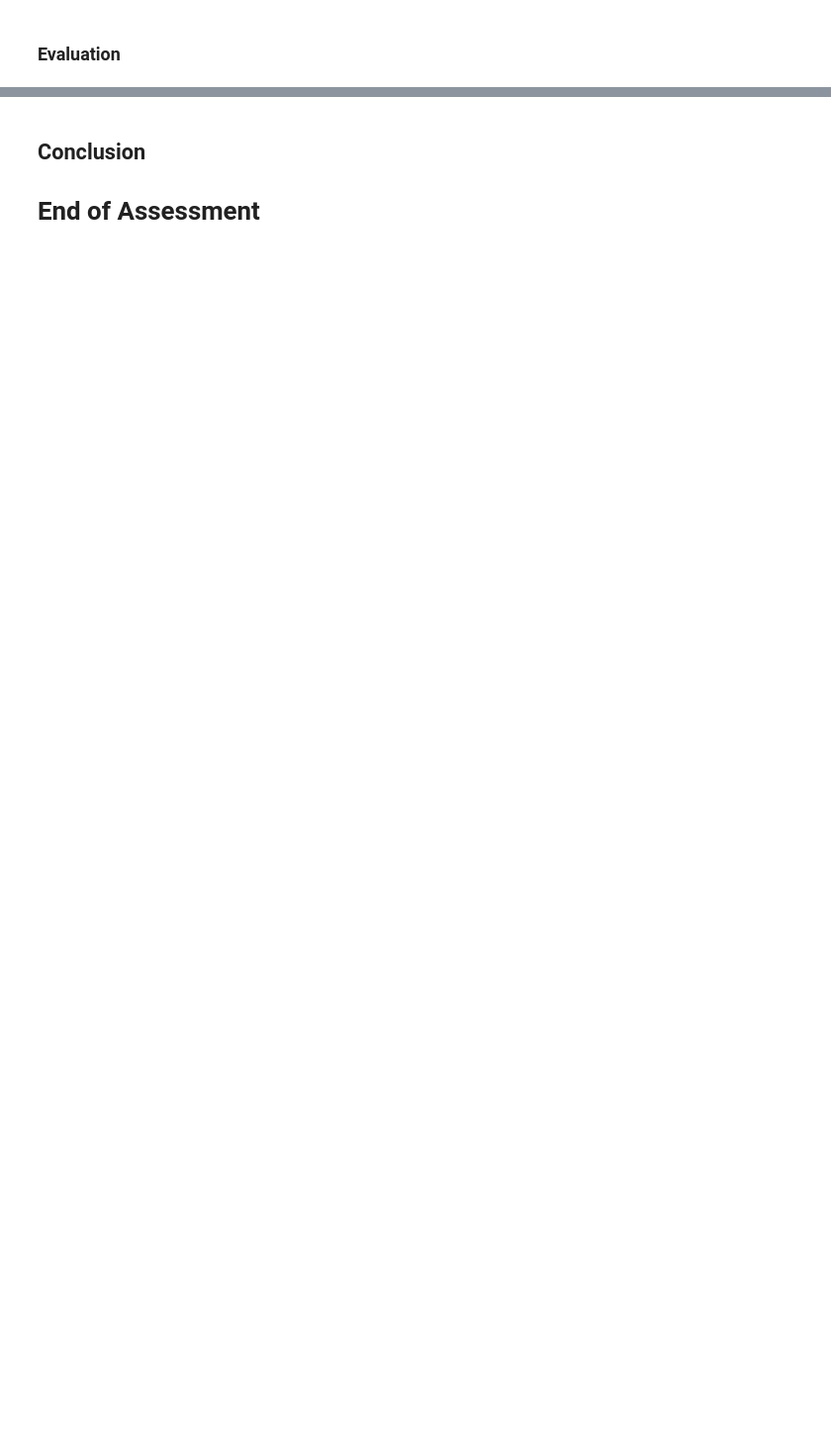
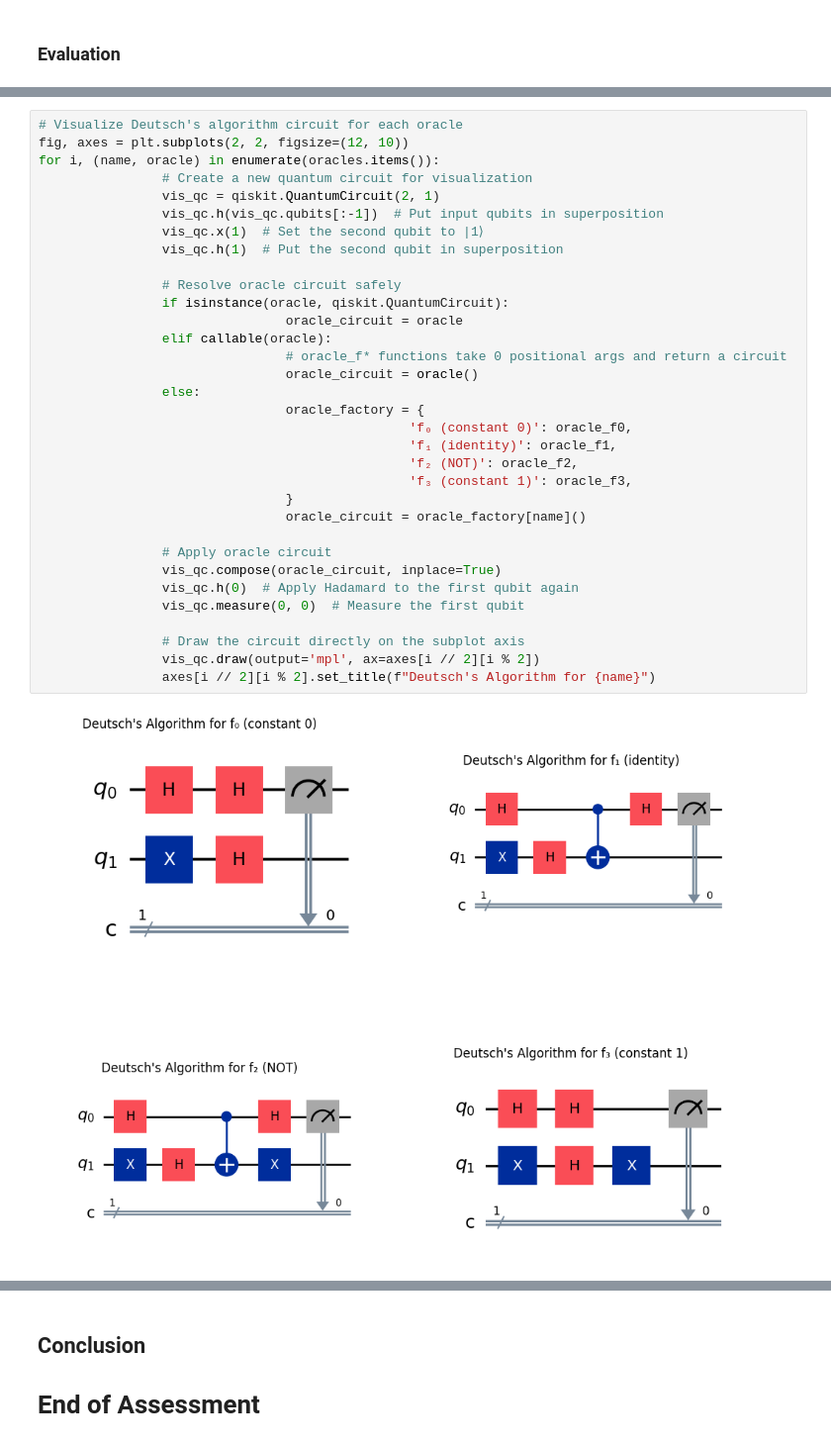
Before and after one commit to tomaspettit2506/ET-G00419414, a Jupyter notebook: problems.ipynb, the cells around one changed output, grey strips where cells are left out. Shown at 99% size. Saved outputs shown, nothing was run; the diff lists cells and outputs as text; blank space fills up the shorter version.

```diff
--- a/problems.ipynb
+++ b/problems.ipynb
@@ -355,2 +756,37 @@ Deutsch's Algorithm with Qiskit demonstrates the power of quantum computing by s
+# %%
+# Visualize Deutsch's algorithm circuit for each oracle
+fig, axes = plt.subplots(2, 2, figsize=(12, 10))
+for i, (name, oracle) in enumerate(oracles.items()):
+				# Create a new quantum circuit for visualization
+				vis_qc = qiskit.QuantumCircuit(2, 1)
+				vis_qc.h(vis_qc.qubits[:-1])  # Put input qubits in superposition
+				vis_qc.x(1)  # Set the second qubit to |1⟩
+				vis_qc.h(1)  # Put the second qubit in superposition
+
+				# Resolve oracle circuit safely
+				if isinstance(oracle, qiskit.QuantumCircuit):
+								oracle_circuit = oracle
+				elif callable(oracle):
+								# oracle_f* functions take 0 positional args and return a circuit
+								oracle_circuit = oracle()
+				else:
+								oracle_factory = {
+												'f₀ (constant 0)': oracle_f0,
+												'f₁ (identity)': oracle_f1,
+												'f₂ (NOT)': oracle_f2,
+												'f₃ (constant 1)': oracle_f3,
+								}
+								oracle_circuit = oracle_factory[name]()
+
+				# Apply oracle circuit
+				vis_qc.compose(oracle_circuit, inplace=True)
+				vis_qc.h(0)  # Apply Hadamard to the first qubit again
+				vis_qc.measure(0, 0)  # Measure the first qubit
+
+				# Draw the circuit directly on the subplot axis
+				vis_qc.draw(output='mpl', ax=axes[i // 2][i % 2])
+				axes[i // 2][i % 2].set_title(f"Deutsch's Algorithm for {name}")
+# %% [output]
+[figure, added]
 # %% [markdown]
 ## Problem 5: Scaling to the Deutsch–Jozsa Algorithm
```
Also changed, not shown: parts of 19 cells of this notebook, 1 other file.
